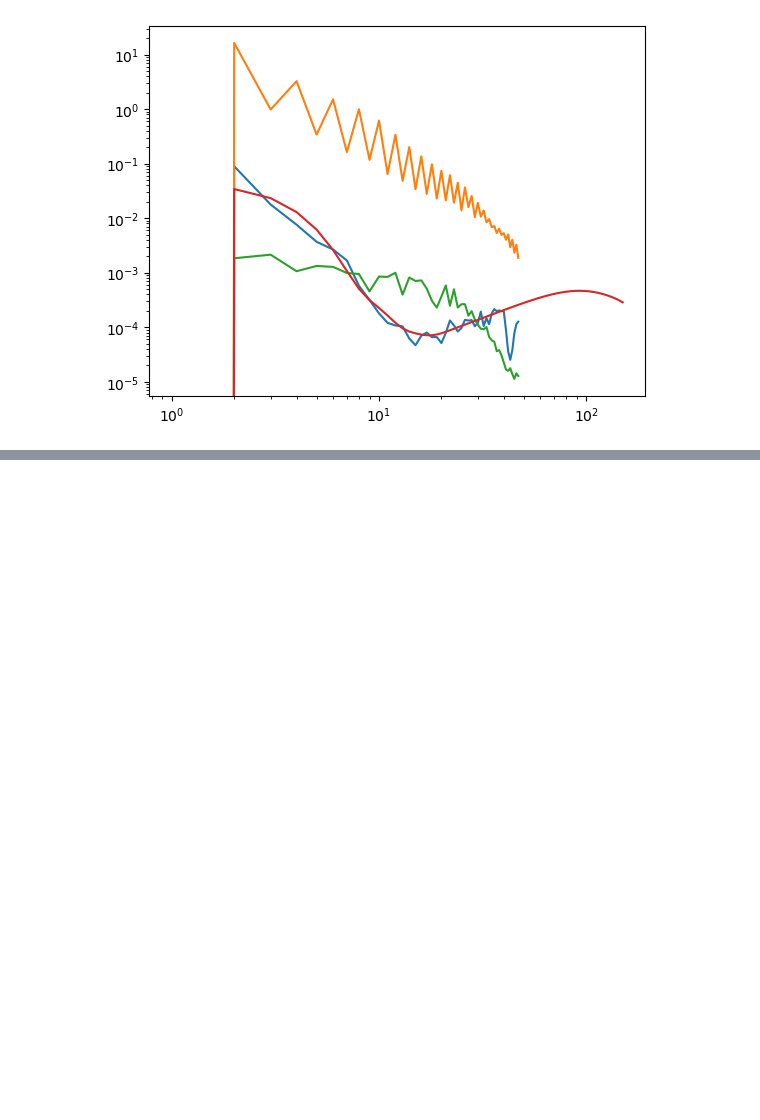
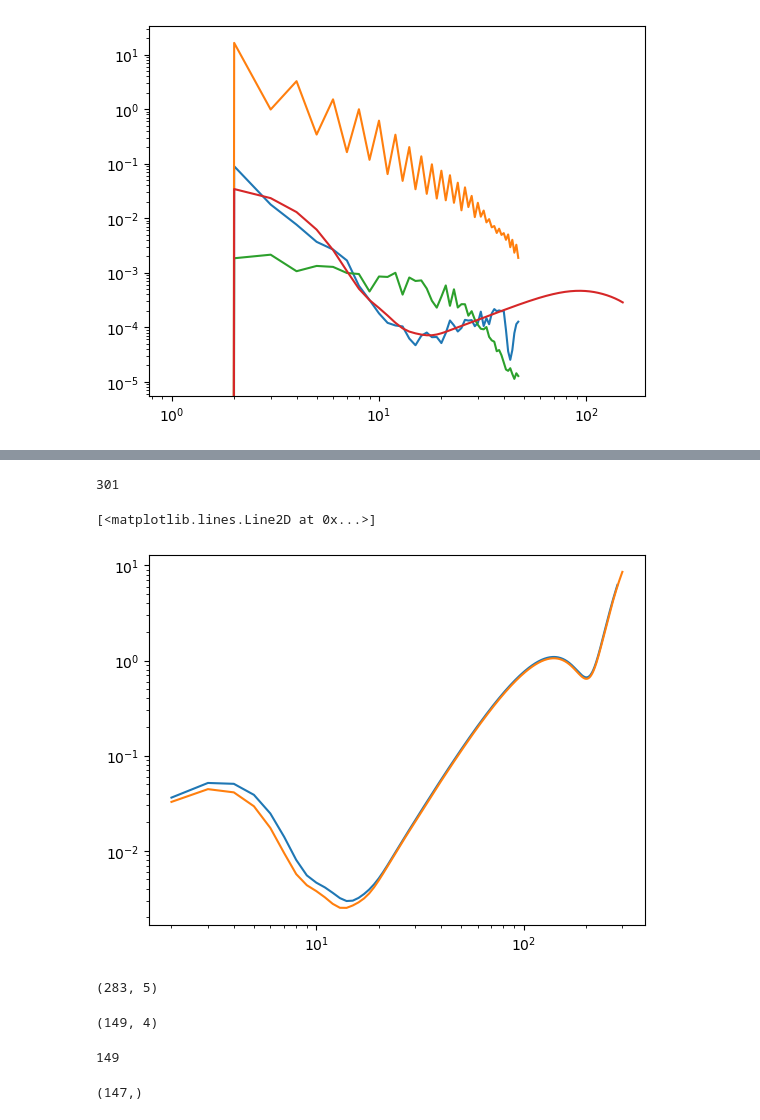
Before and after one commit to antolonappan/taunet, a Jupyter notebook: Notebooks/sky.ipynb, the cells around one changed output, grey strips where cells are left out. Saved outputs shown, nothing was run; the diff lists cells and outputs as text; code cells hidden in the pictures; blank space fills up the shorter version.

```diff
--- a/Notebooks/sky.ipynb
+++ b/Notebooks/sky.ipynb
@@ -73,0 +86,18 @@ PermissionError: [Errno 13] Permission denied: '/marconi_work/INF23_litebird/lpa
+# %%
+cls = np.loadtxt('/marconi/home/userexternal/aidicher/luca/lowell-likelihood-analysis/ancillary/lowell_HD_055_078_lensedCls_tau_0.065_As_3.0343.dat')
+# %%
+cls2 = np.loadtxt(os.path.join(path,'taunet','lensed_scalar_cls_0p06.dat'))
+# %%
+len(cls2[:,2])
+# %% [output]
+301
+# %%
+plt.loglog(cls[:,0],cls[:,2])
+plt.loglog(cls2[:,0],cls2[:,2])
+# %% [output]
+[<matplotlib.lines.Line2D at 0x...>]
+[figure, added]
+# %%
+cls.shape
+# %% [output]
+(283, 5)
@@ -73,0 +106,8 @@ PermissionError: [Errno 13] Permission denied: '/marconi_work/INF23_litebird/lpa
+# %%
+ccl.shape
+# %% [output]
+(149, 4)
+# %%
+len(ccl)
+# %% [output]
+149
@@ -73,0 +116,4 @@ PermissionError: [Errno 13] Permission denied: '/marconi_work/INF23_litebird/lpa
+# %%
+l.reshape(-1).shape
+# %% [output]
+(147,)
```
Also changed, not shown: parts of 11 cells of this notebook, 6 other files.
